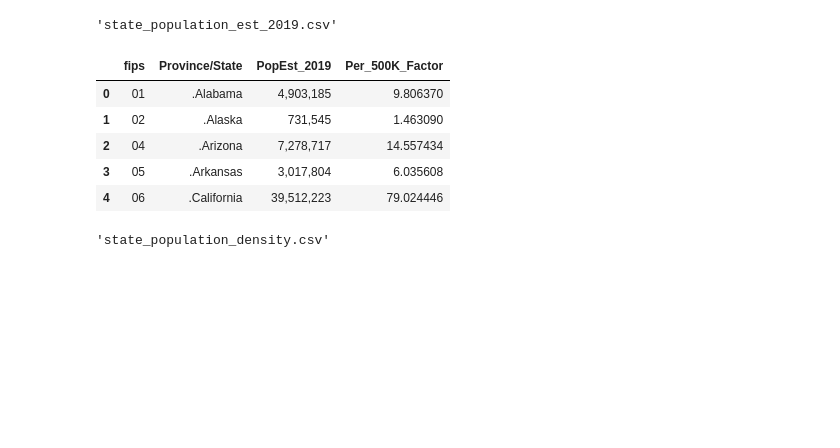
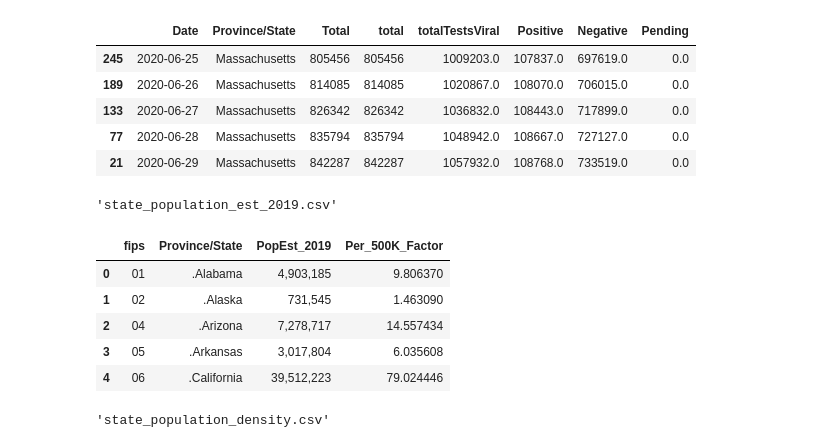
Before and after one commit to rdewolf127/COVID19, a Jupyter notebook: MA COVID.ipynb, the cells around one changed output. Cells and saved outputs as stored; diff of their text form; code cells hidden in the pictures; blank space fills up the shorter version.

```diff
--- a/MA COVID.ipynb
+++ b/MA COVID.ipynb
@@ -58,3 +69,18 @@ sorted_data = data.sort_values(by=['Province/State'] + ['Date'], ascending=True)
+# %%
+#Hospitalized and hospitalizedCumulative both appear to be cumulative numbers
+#Positive, Negative & Total are patient counts.  totalTestsViral is all tests (repeats on same patient).
+#The Total appears to include a patient twice if they have both a positive and a negative test its not an exact
+#match for MA DPH unique patients tested figure
+ma_test = sorted_data[(sorted_data['Province/State']=='Massachusetts')]
+ma_test.filter(items=['Date','Hospitalized', 'hospitalizedCumulative', 'hospitalizedCurrently']).tail()
+ma_test.filter(items=['Date','Province/State','Total', 'total','totalTestsViral', 'Positive', 'Negative', 'Pending']).tail()
+# %% [output]
+|  | Date | Province/State | Total | total | totalTestsViral | Positive | Negative | Pending |
+| 245 | 2020-06-25 | Massachusetts | 805456 | 805456 | 1009203.0 | 107837.0 | 697619.0 | 0.0 |
+| 189 | 2020-06-26 | Massachusetts | 814085 | 814085 | 1020867.0 | 108070.0 | 706015.0 | 0.0 |
+| 133 | 2020-06-27 | Massachusetts | 826342 | 826342 | 1036832.0 | 108443.0 | 717899.0 | 0.0 |
+| 77 | 2020-06-28 | Massachusetts | 835794 | 835794 | 1048942.0 | 108667.0 | 727127.0 | 0.0 |
+| 21 | 2020-06-29 | Massachusetts | 842287 | 842287 | 1057932.0 | 108768.0 | 733519.0 | 0.0 |
 # %%
 sorted_data['Current_Day_Positive_Cases'] = sorted_data['Positive'] - sorted_data.groupby(['Province/State'])["Positive"].shift(1, fill_value=0)
 sorted_data['Current_Day_Total_Tests'] = sorted_data['Total'] - sorted_data.groupby(['Province/State'])["Total"].shift(1, fill_value=0)
```
Also changed, not shown: parts of 12 cells of this notebook.
